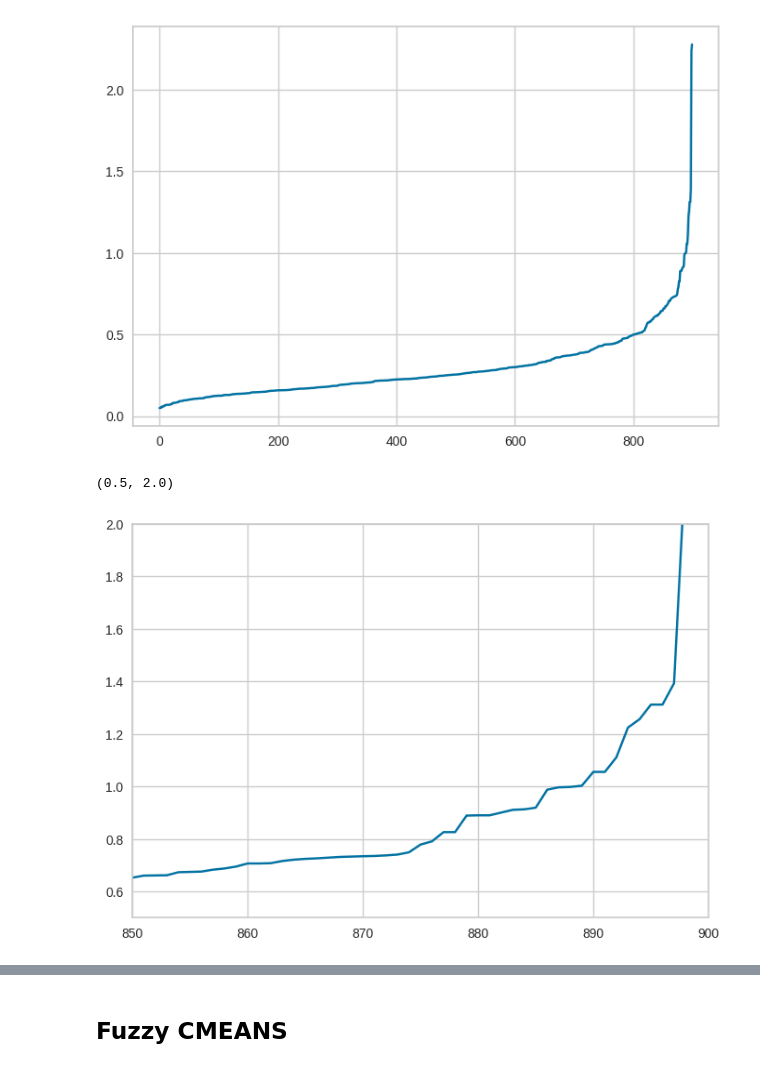
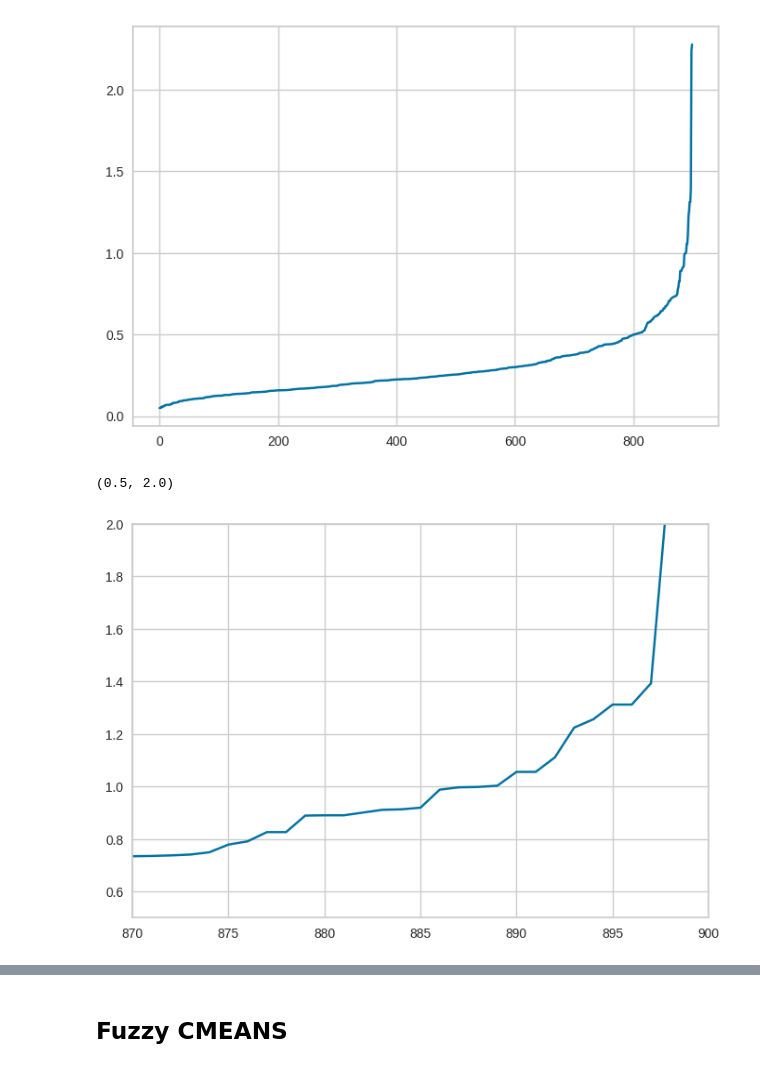
Before and after one commit to jessyca-ferreira/clustering, a Jupyter notebook: clustering_algorithms.ipynb, the cells around one changed output, grey strips where cells are left out. Saved outputs shown, nothing was run; the diff lists cells and outputs as text; code cells hidden in the pictures.

```diff
--- a/clustering_algorithms.ipynb
+++ b/clustering_algorithms.ipynb
@@ -220,9 +220,9 @@ plt.plot(distances)
 # %%
 distances = np.sort(distances, axis=0)
 plt.plot(distances)
-plt.xlim(850, 900)
+plt.xlim(870, 900)
 plt.ylim(0.5, 2)
 # %% [output]
 (0.5, 2.0)
-[figure, old version]
+[figure, new version]
 # %%
```
Also changed, not shown: parts of 11 cells of this notebook.
